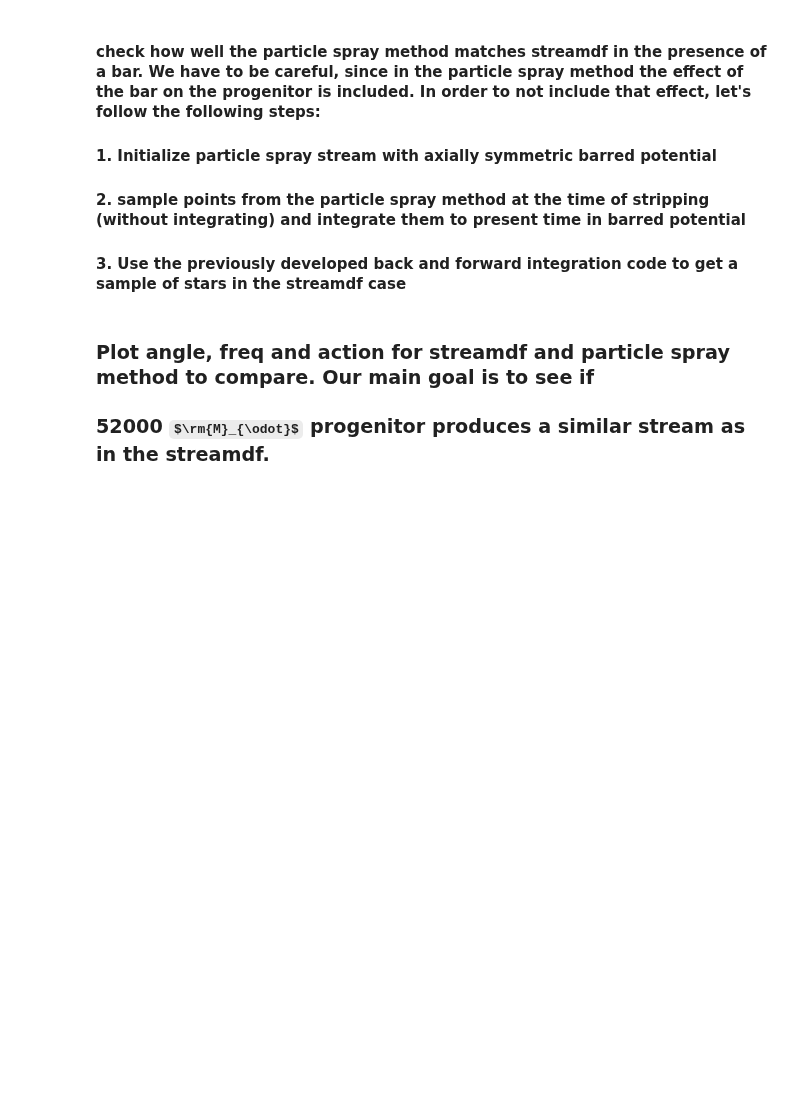
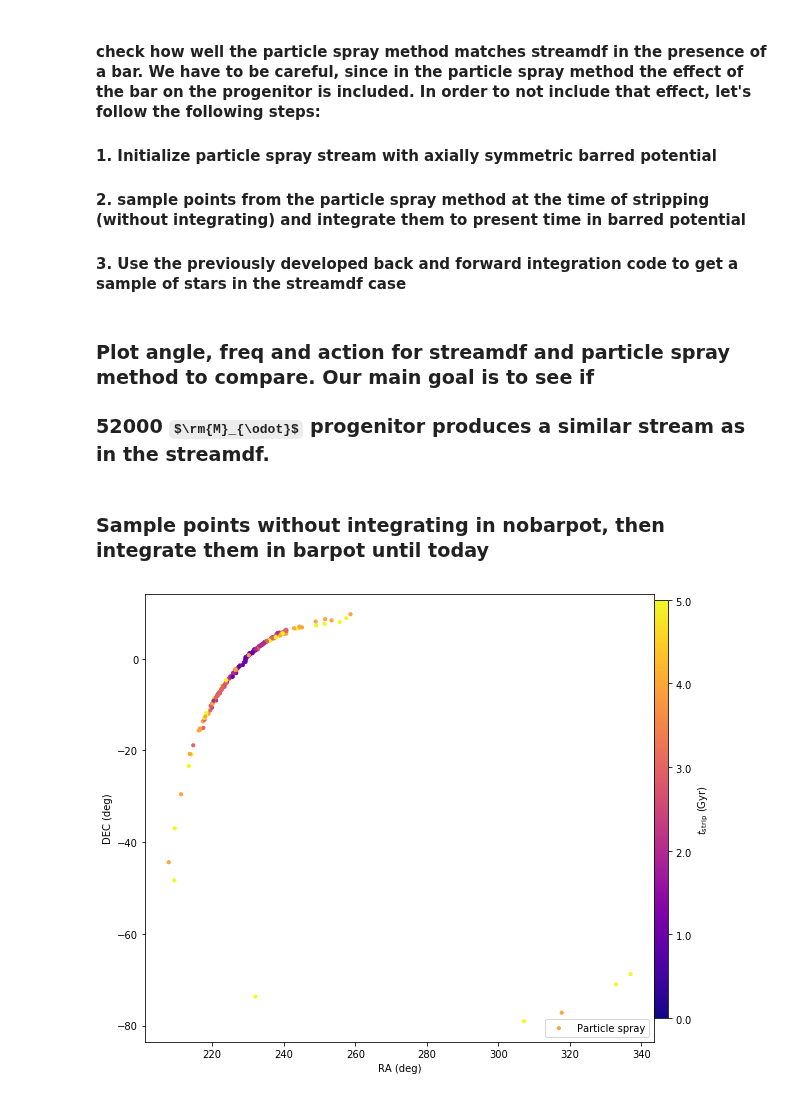
Before and after one commit to nbanik/Baryonic-effects-on-Pal5, a Jupyter notebook: particle_spray_Effect of bar on Pal5 .ipynb, the cells around one changed output. Cells and saved outputs as stored; diff of their text form; code cells hidden in the pictures; some formulas as TeX source; blank space fills up the shorter version.

Commit message:
plot orbitR

```diff
--- a/particle_spray_Effect of bar on Pal5 .ipynb
+++ b/particle_spray_Effect of bar on Pal5 .ipynb
@@ -629,3 +629,5 @@ plot(arpt,appt,'g.',alpha=0.5)
 plot(numpy.pi,numpy.pi,'o')
 xlabel(r'$\theta_r$'); ylabel(r'$\theta_\phi$')
 tight_layout();
+# %% [markdown]
+### Sample points without integrating in nobarpot, then integrate them in barpot until today
@@ -631,0 +688,18 @@ tight_layout();
+# %%
+plt.figure(figsize=(8,7))
+plt.scatter(radecpt[:,0],radecpt[:,1],s=10,color=color_from_colormap(dttp,cmap,0.,5.),label='Particle spray')
+plt.scatter(radecpl[:,0],radecpl[:,1],s=10,color=color_from_colormap(dtlp,cmap,0.,5.))
+
+#plt.scatter(radect[:,0],radect[:,1],s=20,marker="^",color=color_from_colormap(dtt_s,cmap,0.,5.),label='streamdf')
+#plt.scatter(radecl[:,0],radecl[:,1],s=20,marker="^",color=color_from_colormap(dtl_s,cmap,0.,5.))
+plt.xlabel('RA (deg)')
+plt.ylabel('DEC (deg)')
+#plt.xlim(220.,260.)
+#plt.ylim(-9.,9.)
+plt.legend(loc="lower right")
+add_colorbar(0.,5.,r'$t_{\rm{strip}}$ (Gyr)')
+tight_layout()
+#plt.savefig('plots/smooth_Pal5_10_10Msun_patspeed35_ang27.pdf',format='pdf',dpi=1000,bbox_inches='tight')
+plt.show()
+# %% [output]
+[figure, added]
```
Also changed, not shown: parts of 2 cells of this notebook.
